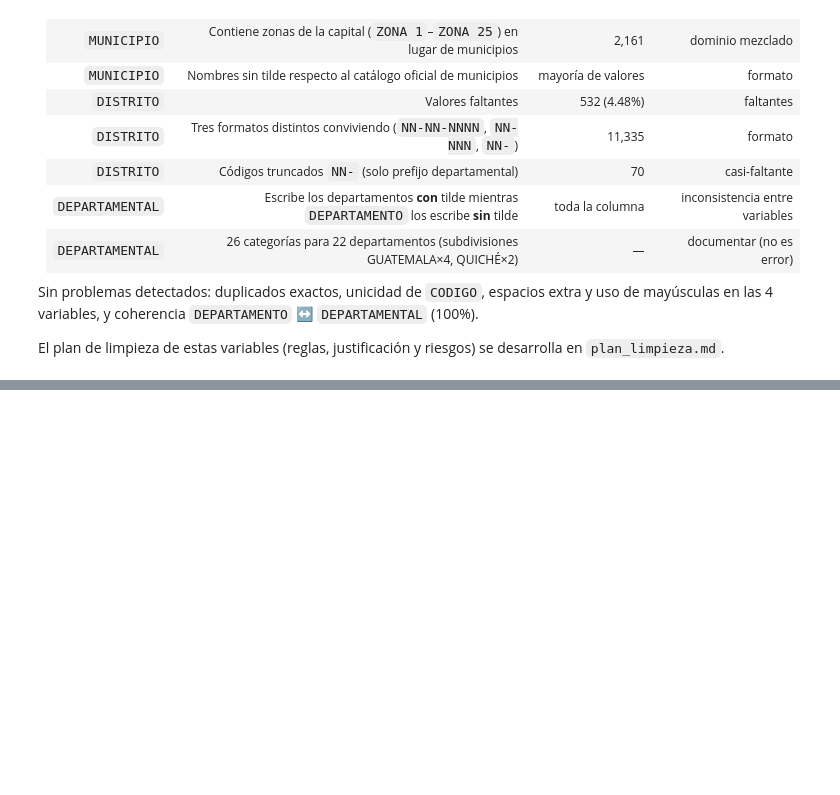
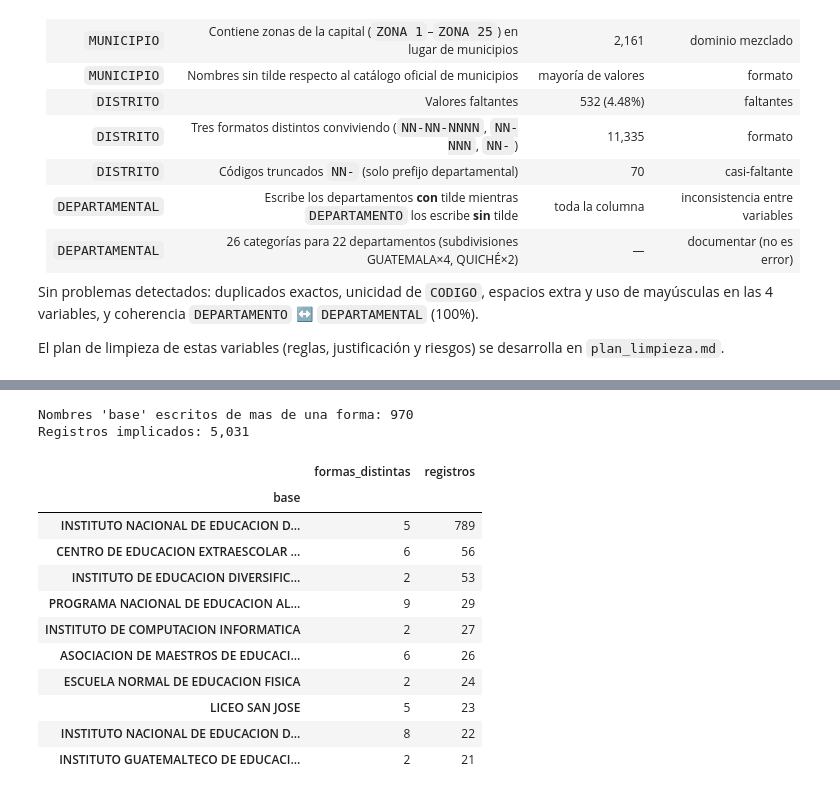
Before and after one commit to FerAHMz/proy1-ds, a Jupyter notebook: notebooks/01_diagnostico.ipynb, the cells around one changed output, grey strips where cells are left out. Saved outputs shown, nothing was run; the diff lists cells and outputs as text; code cells hidden in the pictures; blank space fills up the shorter version.

```diff
--- a/notebooks/01_diagnostico.ipynb
+++ b/notebooks/01_diagnostico.ipynb
@@ -522,0 +577,14 @@ desarrolla en `plan_limpieza.md`.
+# %%
+filas = {}
+for c in texto:
+    s = df[c].dropna()
+    s = s[~s.str.match(MARCADORES_NULO)]
+    filas[c] = {
+        "espacios inicio/fin":              int((s != s.str.strip()).sum()),
+        "espacios dobles":                  int(s.str.contains("  ").sum()),
+        "minusculas":                       int((s != s.str.upper()).sum()),
+        "caracteres invisibles (tab/nbsp)": int(s.str.contains("[\t\u00a0\u200b]").sum()),
+        "con tildes/ñ":                     int(s.str.contains(r"[ÁÉÍÓÚÑÜáéíóúñü]", regex=True).sum()),
+        "con comillas/apostrofo":           int(s.str.contains(r"[\"'´`]", regex=True).sum()),
+    }
+pd.DataFrame(filas).T
@@ -522,0 +663,34 @@ desarrolla en `plan_limpieza.md`.
+# %%
+# Se define un nombre "base" normalizado (sin tildes, sin prefijo INED, sin
+# puntuacion) y se cuenta cuantos nombres base se escriben de mas de una forma.
+def base_nombre(s):
+    s = sin_tildes(s).upper()
+    s = re.sub(r"^INED\s+", "", s)      # prefijo redundante muy comun
+    s = re.sub(r"[^A-Z0-9 ]", " ", s)    # se ignoran comillas, puntos, guiones
+    s = re.sub(r"\s+", " ", s).strip()
+    return s
+
+est = df["ESTABLECIMIENTO"].dropna()
+base = est.map(base_nombre)
+resumen_base = (pd.DataFrame({"base": base.values, "original": est.values})
+                  .groupby("base")["original"]
+                  .agg(formas_distintas="nunique", registros="count"))
+resumen_base = resumen_base[resumen_base["formas_distintas"] > 1]
+print(f"Nombres 'base' escritos de mas de una forma: {len(resumen_base):,}")
+print(f"Registros implicados: {int(resumen_base['registros'].sum()):,}")
+resumen_base.sort_values("registros", ascending=False).head(10)
+# %% [output]
+Nombres 'base' escritos de mas de una forma: 970
+Registros implicados: 5,031
+|  | formas_distintas | registros |
+| base |  |  |
+| INSTITUTO NACIONAL DE EDUCACION D... | 5 | 789 |
+| CENTRO DE EDUCACION EXTRAESCOLAR ... | 6 | 56 |
+| INSTITUTO DE EDUCACION DIVERSIFIC... | 2 | 53 |
+| PROGRAMA NACIONAL DE EDUCACION AL... | 9 | 29 |
+| INSTITUTO DE COMPUTACION INFORMATICA | 2 | 27 |
+| ASOCIACION DE MAESTROS DE EDUCACI... | 6 | 26 |
+| ESCUELA NORMAL DE EDUCACION FISICA | 2 | 24 |
+| LICEO SAN JOSE | 5 | 23 |
+| INSTITUTO NACIONAL DE EDUCACION D... | 8 | 22 |
+| INSTITUTO GUATEMALTECO DE EDUCACI... | 2 | 21 |
```
Also changed, not shown: parts of 21 cells of this notebook, 1 other file.
